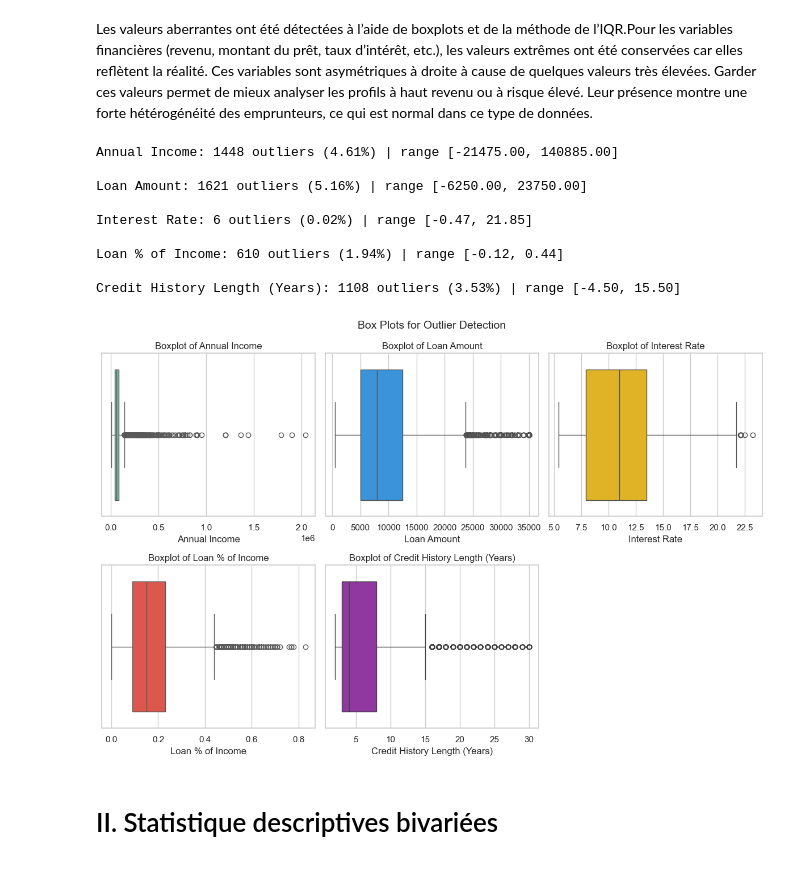
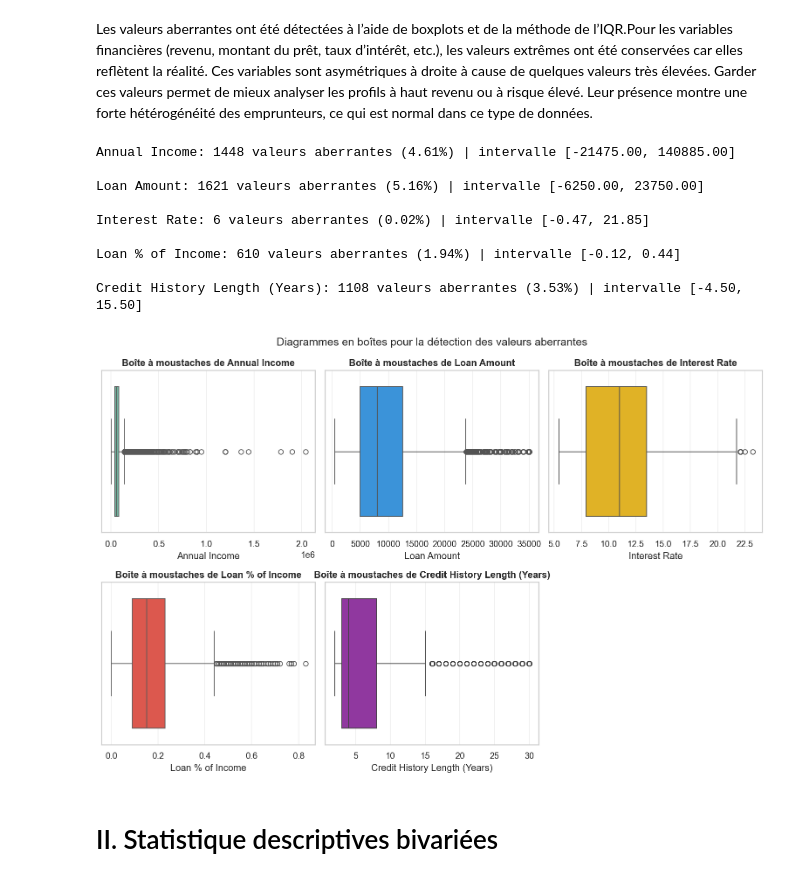
Before and after one commit to YATABARE-Cheikna-Amala/Projet-Final-Python_Pour_la_Data_Science, a Jupyter notebook: Projet_python_pour_la_data_science.ipynb, the cells around one changed output. Saved outputs shown, nothing was run; the diff lists cells and outputs as text; code cells hidden in the pictures.

```diff
--- a/Projet_python_pour_la_data_science.ipynb
+++ b/Projet_python_pour_la_data_science.ipynb
@@ -367,10 +364,10 @@ plt.show()
 # %% [markdown]
 Les valeurs aberrantes ont été détectées à l’aide de boxplots et de la méthode de l’IQR.Pour les variables financières (revenu, montant du prêt, taux d’intérêt, etc.), les valeurs extrêmes ont été conservées car elles reflètent la réalité. Ces variables sont asymétriques à droite à cause de quelques valeurs très élevées. Garder ces valeurs permet de mieux analyser les profils à haut revenu ou à risque élevé. Leur présence montre une forte hétérogénéité des emprunteurs, ce qui est normal dans ce type de données.
 # %%
-# Columns selected for outlier analysis
+# Colonnes sélectionnées pour l'analyse des valeurs aberrantes
 cols = ["Annual Income",'Loan Amount', 'Interest Rate', 'Loan % of Income','Credit History Length (Years)']
 
-# Function to detect outliers using the Interquartile Range (IQR) method
+# Fonction pour détecter les valeurs aberrantes avec la méthode de l'intervalle interquartile (IQR)
 def detect_outliers_iqr(data, col):
     Q1 = data[col].quantile(0.25)
     Q3 = data[col].quantile(0.75)
@@ -380,38 +377,37 @@ def detect_outliers_iqr(data, col):
     outliers = data[(data[col] < lower) | (data[col] > upper)]
     return len(outliers), lower, upper
 
-# Print summary of outliers for each column
+# Affiche un résumé des valeurs aberrantes pour chaque colonne
 for col in cols:
     count, low, high = detect_outliers_iqr(data, col)
-    print(f"{col}: {count} outliers ({(count/len(data))*100:.2f}%) | range [{low:.2f}, {high:.2f}]")
+    print(f"{col}: {count} valeurs aberrantes ({(count/len(data))*100:.2f}%) | intervalle [{low:.2f}, {high:.2f}]")
     print()
-
-# Visualize distributions using boxplots
-colors = ['#66c2a5','#2196F3', '#FFC107', '#F44336', '#9C27B0']
-plt.figure(figsize=(12,8))
-
-# Fix: Start subplot index from 1 and use 'i' for color index
-for i, col in enumerate(cols):
-    plt.subplot(2, 3, i + 1) # i + 1 to make the subplot index 1-based
-
-    sns.boxplot(x=data[col], color=colors[i]) # Use 'i' to select color from the list
-    plt.title(f'Boxplot of {col}')
-    plt.xlabel(col)
-
-plt.suptitle('Box Plots for Outlier Detection', fontsize=14)
-plt.tight_layout()
-plt.show()
 # %% [output]
-Annual Income: 1448 outliers (4.61%) | range [-21475.00, 140885.00]
+Annual Income: 1448 valeurs aberrantes (4.61%) | intervalle [-21475.00, 140885.00]
 
-Loan Amount: 1621 outliers (5.16%) | range [-6250.00, 23750.00]
+Loan Amount: 1621 valeurs aberrantes (5.16%) | intervalle [-6250.00, 23750.00]
 
-Interest Rate: 6 outliers (0.02%) | range [-0.47, 21.85]
+Interest Rate: 6 valeurs aberrantes (0.02%) | intervalle [-0.47, 21.85]
 
-Loan % of Income: 610 outliers (1.94%) | range [-0.12, 0.44]
+Loan % of Income: 610 valeurs aberrantes (1.94%) | intervalle [-0.12, 0.44]
 
-Credit History Length (Years): 1108 outliers (3.53%) | range [-4.50, 15.50]
+Credit History Length (Years): 1108 valeurs aberrantes (3.53%) | intervalle [-4.50, 15.50]
-[figure, removed]
+# %%
+# Visualise les distributions à l'aide de diagrammes en boîtes (boxplots)
+colors = ['#66c2a5','#2196F3', '#FFC107', '#F44336', '#9C27B0']
+plt.figure(figsize=(12,8))
+
+for i, col in enumerate(cols):
+    plt.subplot(2, 3, i + 1)   # i+1 pour que l'indice du sous-graphe soit basé sur 1
+    sns.boxplot(x=data[col], color=colors[i])   # utilise 'i' pour sélectionner la couleur
+    plt.title(f'Boîte à moustaches de {col}')
+    plt.xlabel(col)
+
+plt.suptitle('Diagrammes en boîtes pour la détection des valeurs aberrantes', fontsize=14)
+plt.tight_layout()
+plt.show()
+# %% [output]
+[figure, added]
 # %% [markdown]
 # II. Statistique descriptives bivariées
 # %%
```
Also changed, not shown: parts of 49 cells of this notebook.
